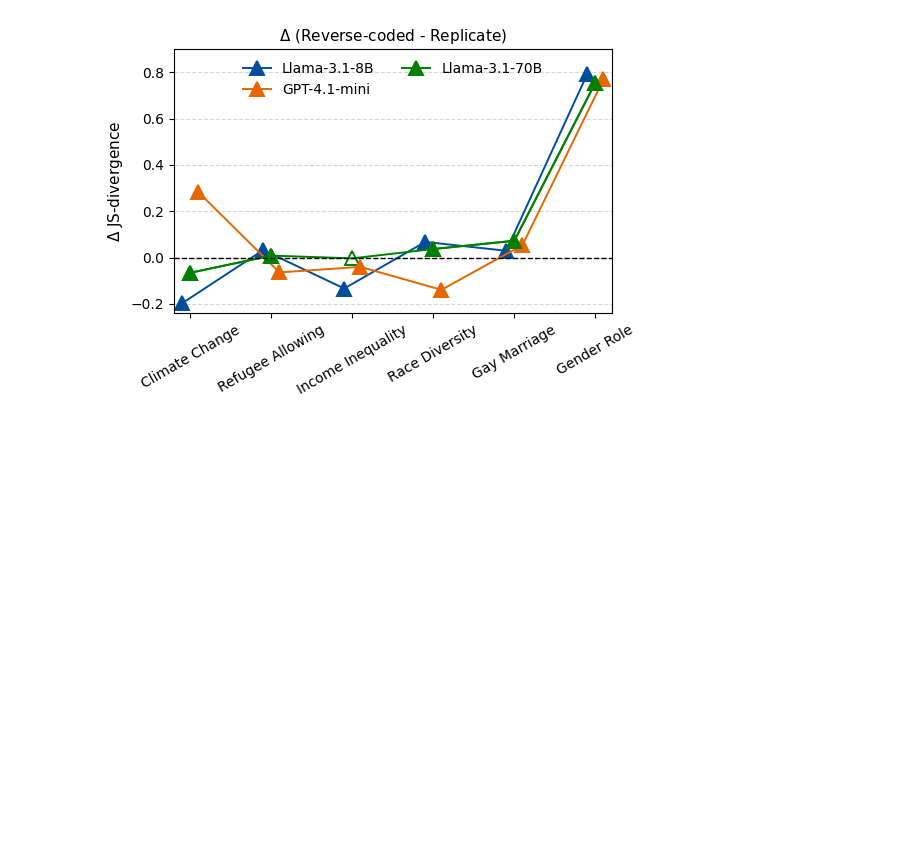
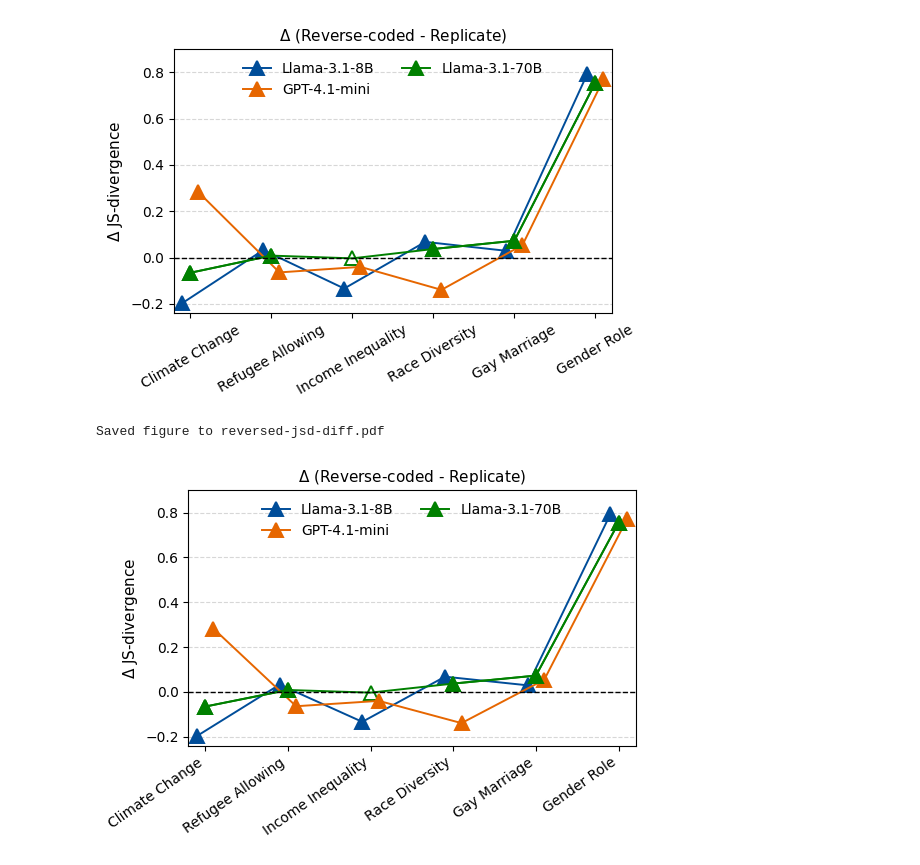
Before and after one commit to songgaojundeng/mitigating-social-desirability-bias, a Jupyter notebook: results-analysis/Condition_Effect_Analysis.ipynb, the cells around one changed output. Saved outputs shown, nothing was run; the diff lists cells and outputs as text; code cells hidden in the pictures; blank space fills up the shorter version.

```diff
--- a/results-analysis/Condition_Effect_Analysis.ipynb
+++ b/results-analysis/Condition_Effect_Analysis.ipynb
@@ -374,7 +391,7 @@ label1, label2, label3, output_path='',title=''):
     fig, ax1 = plt.subplots(figsize=(5.6, 4.))
 
     ax1.set_xticks(x)
-    ax1.set_xticklabels(categories, rotation=30, ha='center')
+    ax1.set_xticklabels(categories, rotation=35, ha='right')
     linewidth_value = 1.4
     markeredgewidth_value = 1.4
     ax1.plot(
@@ -448,3 +465,9 @@ plot_diff_JSD_by_condition_reversed(diff_reversed_vs_replicate_llama8b, diff_rev
 # %% [output]
 Saved figure to ../plots/reversed-jsd-diff.pdf
 [figure]
+# %%
+plot_diff_JSD_by_condition_reversed(diff_reversed_vs_replicate_llama8b, diff_reversed_vs_replicate_llama70b, diff_reversed_vs_replicate_gpt41,
+                           'Llama-3.1-8B', 'Llama-3.1-70B', "GPT-4.1-mini", 'reversed-jsd-diff.pdf', '(Reverse-coded - Replicate)')
+# %% [output]
+Saved figure to reversed-jsd-diff.pdf
+[figure, added]
```
Also changed, not shown: parts of 2 cells of this notebook, 1 other file.
